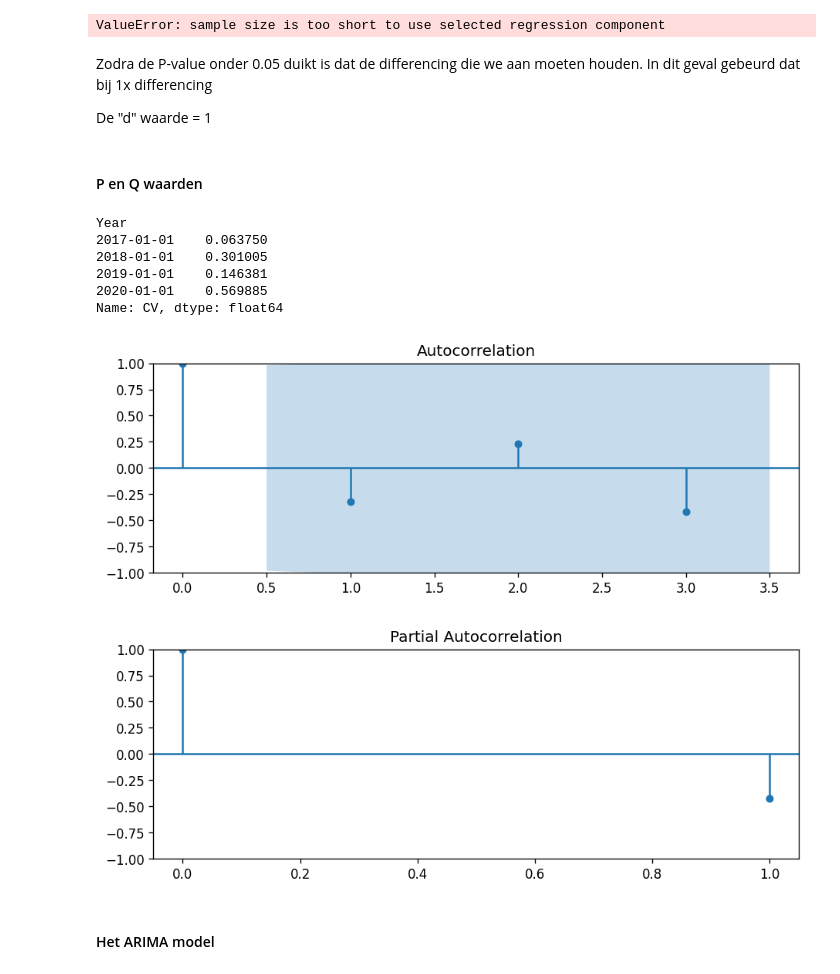
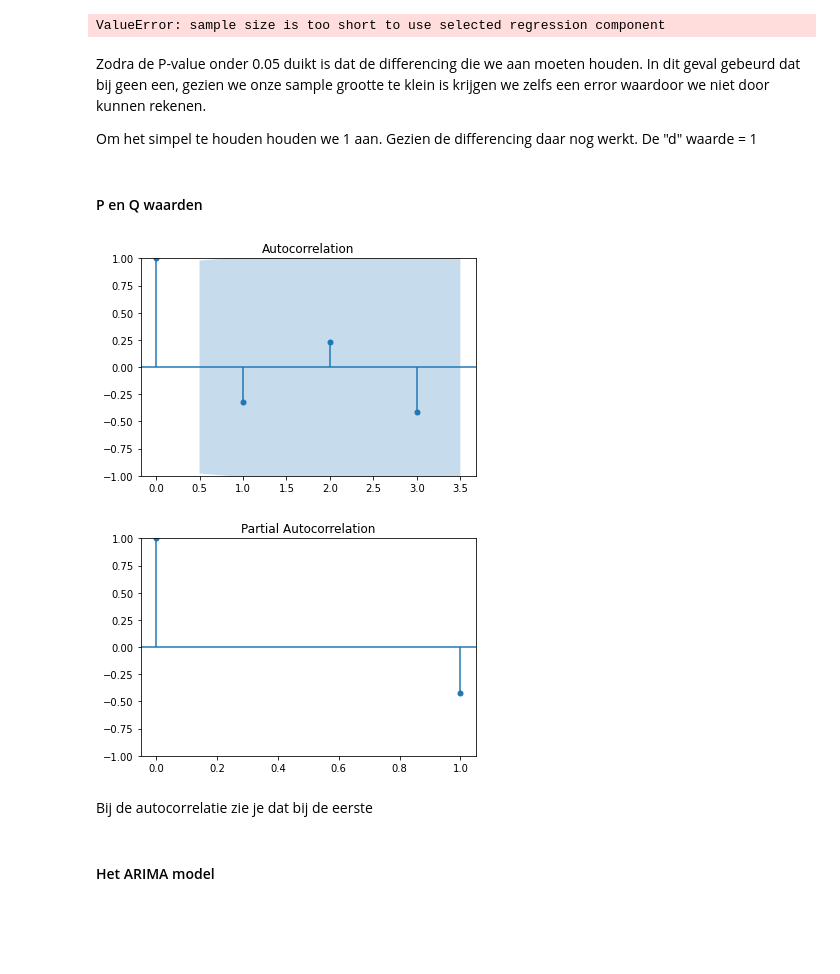
Before and after one commit to DSa-HbA1c/Predictions, a Jupyter notebook: cv-regression-sebas.ipynb, the cells around one changed output. Cells and saved outputs as stored; diff of their text form; code cells hidden in the pictures; blank space fills up the shorter version.

```diff
--- a/cv-regression-sebas.ipynb
+++ b/cv-regression-sebas.ipynb
@@ -91,6 +92,6 @@ De producentnaam is nodig gezien we een overzicht per producent willen maken.
 # %%
-cap = cap[["Method name", "CV", "Year", "Manufacturer"]]
-eur = eur[["Method name", "CV", "Year", "Manufacturer"]]
+cap = cap[["CV", "Year"]]
+eur = eur[["CV", "Year"]]
 # %% [markdown]
 ## Data opschonen
 # %%
@@ -255,29 +256,24 @@ p-value no differencing:  0.9966007670352908
 p-value 1x differencing:  0.6476985711765333
 ValueError: sample size is too short to use selected regression component
 # %% [markdown]
-Zodra de P-value onder 0.05 duikt is dat de differencing die we aan moeten houden. In dit geval gebeurd dat bij 1x differencing
+Zodra de P-value onder 0.05 duikt is dat de differencing die we aan moeten houden. In dit geval gebeurd dat bij geen een, gezien we onze sample grootte te klein is krijgen we zelfs een error waardoor we niet door kunnen rekenen.
 
+Om het simpel te houden houden we 1 aan. Gezien de differencing daar nog werkt.
 De "d" waarde = 1
 # %% [markdown]
 #### P en Q waarden
 # %%
 from statsmodels.graphics.tsaplots import plot_pacf, plot_acf
 import matplotlib.pyplot as plt
 
 acf_fig = plot_acf(df.CV.diff().dropna())
 pacf_fig = plot_pacf(df.CV.diff().dropna(), lags=1)
 # plt.show()
-
-df.CV.diff().dropna()
 # %% [output]
-Year
-2017-01-01    0.063750
-2018-01-01    0.301005
-2019-01-01    0.146381
-2020-01-01    0.569885
-Name: CV, dtype: float64
-[figure, old version]
+[figure, new version]
-[figure, old version]
+[figure, new version]
+# %% [markdown]
+Bij de autocorrelatie zie je dat bij de eerste
 # %%
 p = 1
 q = 1
```
Also changed, not shown: parts of 16 cells of this notebook, 1 other file.
